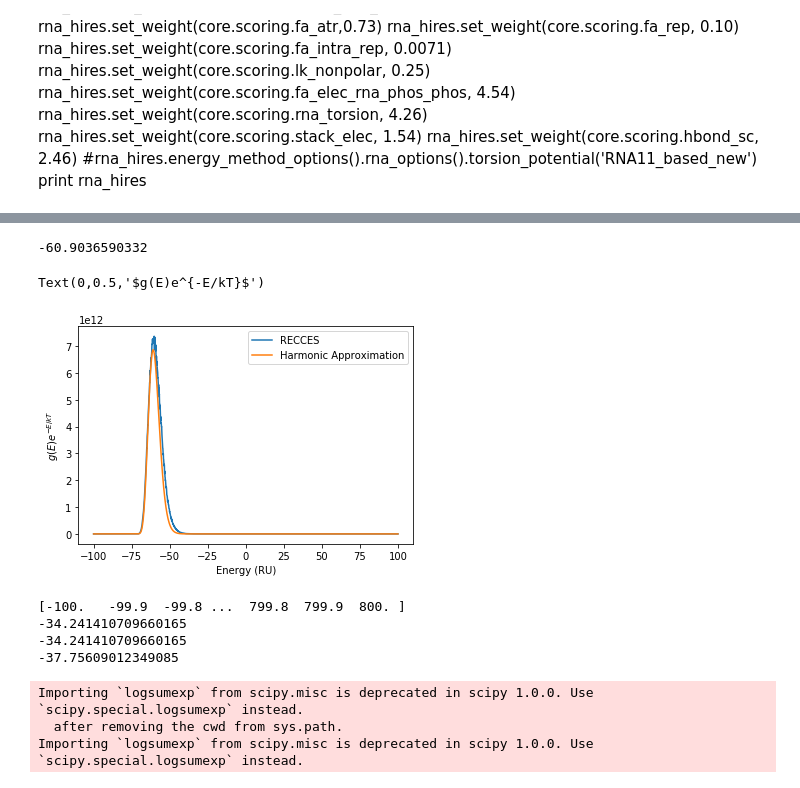
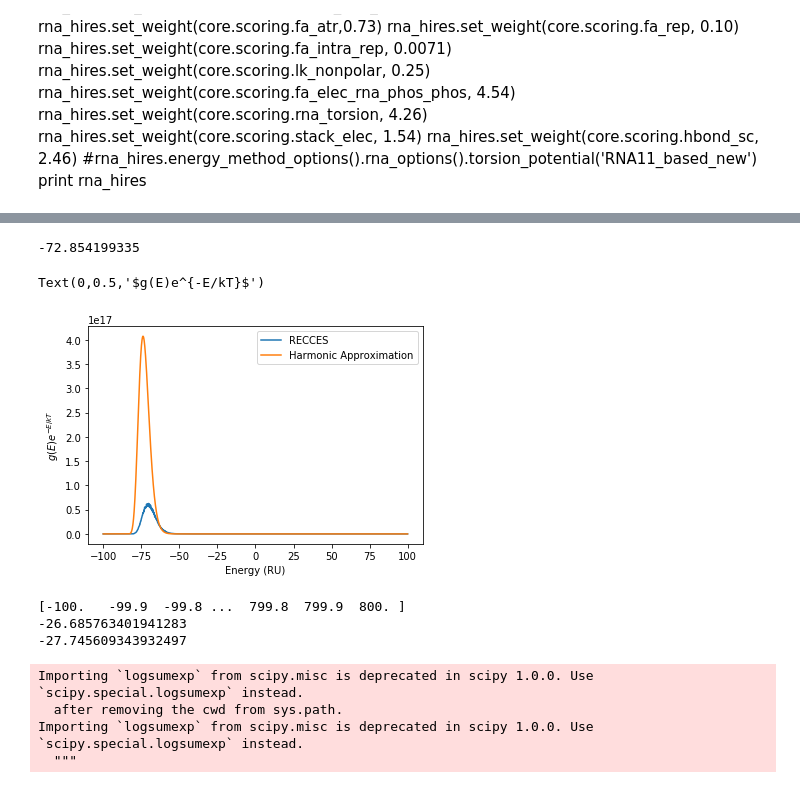
Before and after one commit to maa805/mining-minima, a Jupyter notebook: mining_minima_nucleic_acids.ipynb, the cells around one changed output, grey strips where cells are left out. Saved outputs shown, nothing was run; the diff lists cells and outputs as text; code cells hidden in the pictures.

```diff
--- a/mining_minima_nucleic_acids.ipynb
+++ b/mining_minima_nucleic_acids.ipynb
@@ -220,10 +237,8 @@ scorefxn = core.scoring.ScoreFunctionFactory.create_score_function('/stepwise/rn
 # %%
-minmover = rosetta.protocols.minimization_packing.MinMover(movemap, scorefxn, 'linmin_iterated', 1.0e-7, True)
+minmover = rosetta.protocols.minimization_packing.MinMover(movemap, scorefxn, 'lbfgs_armijo_nonmonotone', 1.0e-7, True)
 minmover.max_iter(1000000)
 minmover.min_options().use_nblist(True)
 minmover.min_options().nblist_auto_update(True)
-print scorefxn
-pyrosetta.rosetta.protocols.rna.denovo.setup_coarse_chainbreak_constraints(pose, 2)
 # %%
 
 import itertools
@@ -485,41 +549,35 @@ E_min = scorefxn(minimum)
 print E_avg
 gamma = scipy.special.gamma
 # %% [output]
--60.9036590332
+-72.854199335
 # %%
-matt_guess = lambda E: (2.0*np.pi)**(len(w)/2)*(E-E_min)**(len(w)/2)/gamma(len(w)/2)/np.sqrt(np.linalg.det(hessian))*np.heaviside(E-E_min, 0.5)#2*(2*np.pi)**((len(w)-1)/2)*(2*(E-E_min))**(len(w)/2-1)/scipy.misc.factorial2(len(w)-2)/np.sqrt(np.linalg.det(hessian))*np.heaviside(E-E_min,0.5)
+matt_guess = lambda E: (2.0*np.pi)**(len(w)/2)*(E-E_min)**(len(w)/2 -1 )/gamma(len(w)/2)/np.sqrt(np.linalg.det(hessian))*np.heaviside(E-E_min, 0.5)#2*(2*np.pi)**((len(w)-1)/2)*(2*(E-E_min))**(len(w)/2-1)/scipy.misc.factorial2(len(w)-2)/np.sqrt(np.linalg.det(hessian))*np.heaviside(E-E_min,0.5)
 # %%
 #plt.plot(t[:1000]+rna_hires(minimum),np.exp(-(t[:1000])/1.0)*A[:1000]*1e12)# numerical
-#plt.plot(t[:1000]+E_avg, harmonic_dos(t[:1000])*np.exp(-((t[:1000])/1.00))/torsion_volume(seq1,seq2)*5e17)# harmonic#
-
 fig = plt.figure()
 plt.plot(hist._dos_scores[:2000], hist._dos[:2000]*np.exp(-hist._dos_scores[:2000]/1.0)) # RECCES
+plt.plot(E[:2000], matt_guess(E[:2000])*np.exp(-((E[:2000])/1.00)))# harmonic#
 
-y = np.zeros_like(E)
-y = matt_guess(E)
-
-plt.plot(E[:2000], y[:2000]*np.exp(-(E[:2000])/1.0)/40)# Matt's guess for analytical
 plt.legend(('RECCES','Harmonic Approximation'))
 plt.xlabel('Energy (RU)')
 plt.ylabel('$g(E)e^{-E/kT}$')
 # %% [output]
 Text(0,0.5,'$g(E)e^{-E/kT}$')
-[figure, old version]
+[figure, new version]
 # %%
 print hist._dos_scores
 dos_scores = np.array(hist._dos_scores)
 dos = np.array(hist._dos)
-print -scipy.misc.logsumexp(-dos_scores,b=dos)
-print hist.value
-print -scipy.misc.logsumexp(-E, b=y)
+print -0.6163*scipy.misc.logsumexp(-dos_scores/1.0,b=dos)
+print -0.6163*scipy.misc.logsumexp(-E/1.0, b=matt_guess(E))
 # %% [output]
 [-100.   -99.9  -99.8 ...  799.8  799.9  800. ]
--34.241410709660165
--34.241410709660165
--37.75609012349085
+-26.685763401941283
+-27.745609343932497
 Importing `logsumexp` from scipy.misc is deprecated in scipy 1.0.0. Use `scipy.special.logsumexp` instead.
   after removing the cwd from sys.path.
 Importing `logsumexp` from scipy.misc is deprecated in scipy 1.0.0. Use `scipy.special.logsumexp` instead.
+  """
 # %%
 plt.plot(t[:1000]+E_avg, matt_guess(t[:1000])*np.exp(-(t[:1000])/1.0))
 # %% [output]
```
Also changed, not shown: parts of 14 cells of this notebook, 1 other file.
